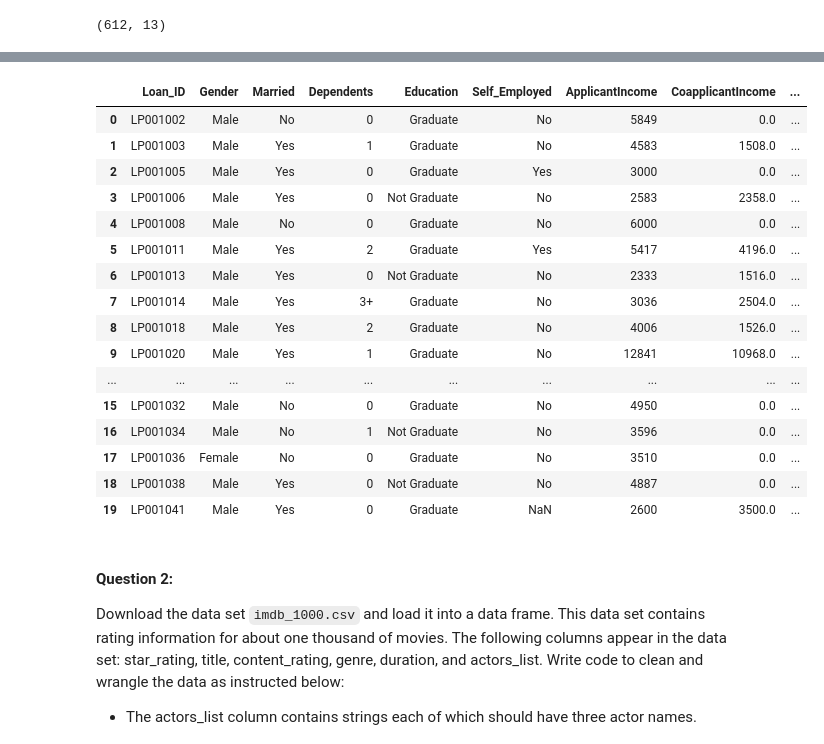
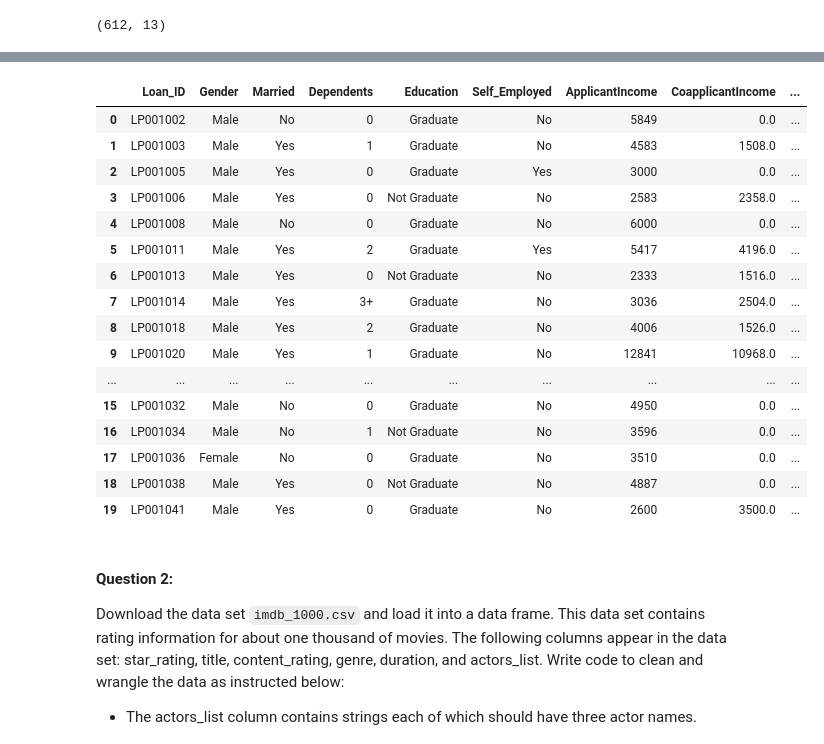
Before and after one commit to linhmai1603/Info212, a Jupyter notebook: Assignment 4/INFO212-Assignment4.ipynb, the cells around one changed output, grey strips where cells are left out. Saved outputs shown, nothing was run; the diff lists cells and outputs as text; code cells hidden in the pictures.

```diff
--- a/Assignment 4/INFO212-Assignment4.ipynb
+++ b/Assignment 4/INFO212-Assignment4.ipynb
@@ -117,4 +113,6 @@ drop_na_rows.shape
 # %% [output]
 (612, 13)
 # %%
-object_cols = ['Gender', 'Married', 'Education', 'Self_Employed', 'Property_Area', 'Loan_Status']
+object_cols = ['Dependents','Gender', 'Married', 'Education', 'Self_Employed', 'Property_Area', 'Loan_Status']
+loan_df.update(loan_df[object_cols].fillna(method = 'ffill', axis =0))
+loan_df.iloc[228]
@@ -121,25 +134,25 @@ object_cols = ['Gender', 'Married', 'Education', 'Self_Employed', 'Property_Area
 # %%
-num_cols = ['Dependents', 'ApplicantIncome', 'CoapplicantIncome', 'LoanAmount', 'Loan_Amount_Term', 'Credit_History']
+num_cols = ['ApplicantIncome', 'CoapplicantIncome', 'LoanAmount', 'Loan_Amount_Term', 'Credit_History']
 loan_df.update(loan_df[num_cols].fillna(loan_df[num_cols].mean()))
 loan_df.head(20)
 # %% [output]
 |  | Loan_ID | Gender | Married | Dependents | Education | Self_Employed | ApplicantIncome | CoapplicantIncome | ... |
 | 0 | LP001002 | Male | No | 0 | Graduate | No | 5849 | 0.0 | ... |
 | 1 | LP001003 | Male | Yes | 1 | Graduate | No | 4583 | 1508.0 | ... |
 | 2 | LP001005 | Male | Yes | 0 | Graduate | Yes | 3000 | 0.0 | ... |
 | 3 | LP001006 | Male | Yes | 0 | Not Graduate | No | 2583 | 2358.0 | ... |
 | 4 | LP001008 | Male | No | 0 | Graduate | No | 6000 | 0.0 | ... |
 | 5 | LP001011 | Male | Yes | 2 | Graduate | Yes | 5417 | 4196.0 | ... |
 | 6 | LP001013 | Male | Yes | 0 | Not Graduate | No | 2333 | 1516.0 | ... |
 | 7 | LP001014 | Male | Yes | 3+ | Graduate | No | 3036 | 2504.0 | ... |
 | 8 | LP001018 | Male | Yes | 2 | Graduate | No | 4006 | 1526.0 | ... |
 | 9 | LP001020 | Male | Yes | 1 | Graduate | No | 12841 | 10968.0 | ... |
 | ... | ... | ... | ... | ... | ... | ... | ... | ... | ... |
 | 15 | LP001032 | Male | No | 0 | Graduate | No | 4950 | 0.0 | ... |
 | 16 | LP001034 | Male | No | 1 | Not Graduate | No | 3596 | 0.0 | ... |
 | 17 | LP001036 | Female | No | 0 | Graduate | No | 3510 | 0.0 | ... |
 | 18 | LP001038 | Male | Yes | 0 | Not Graduate | No | 4887 | 0.0 | ... |
-| 19 | LP001041 | Male | Yes | 0 | Graduate | NaN | 2600 | 3500.0 | ... |
+| 19 | LP001041 | Male | Yes | 0 | Graduate | No | 2600 | 3500.0 | ... |
 # %% [markdown]
 #### Question 2:
 Download the data set `imdb_1000.csv` and load it into a data frame. This data set contains rating information for about one thousand of movies. The following columns appear in the data set: star_rating, title, content_rating, genre, duration, and actors_list. Write code to clean and wrangle the data as instructed below:
```
Also changed, not shown: parts of 2 cells of this notebook, 3 other files.
